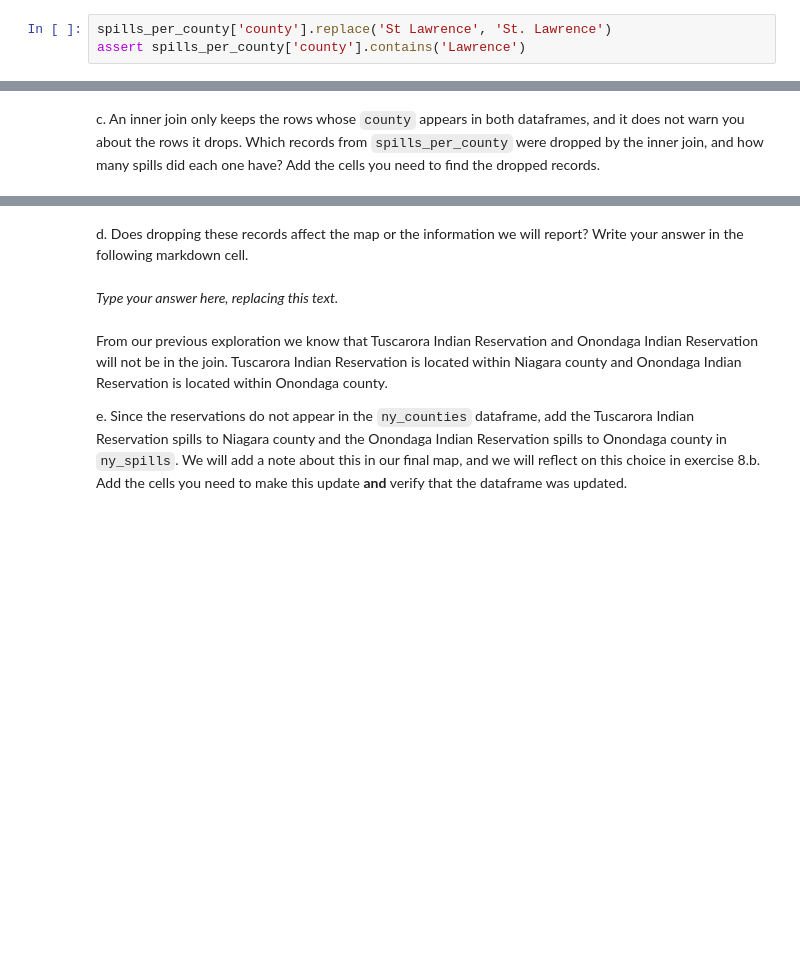
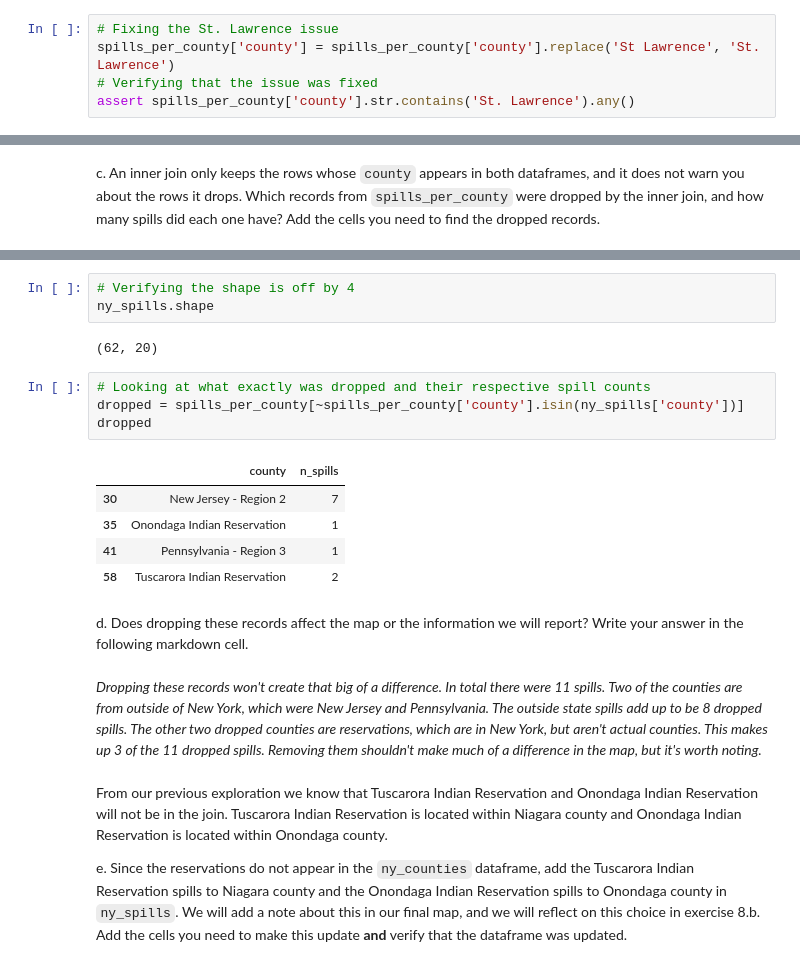
Before and after one commit to kailani-boop/eds220-hwk3, a Jupyter notebook: hwk3-task2-spills.ipynb, the cells around one changed output, grey strips where cells are left out. Saved outputs shown, nothing was run; the diff lists cells and outputs as text; blank space fills up the shorter version.

```diff
--- a/hwk3-task2-spills.ipynb
+++ b/hwk3-task2-spills.ipynb
@@ -582,5 +582,7 @@ spills_per_county[spills_per_county['county'] == 'Onondaga Indian Reservation']
 
 In the next cell, update 'St Lawrence' to 'St. Lawrence' in the `spills_per_county` data frame. Verify the update was successful with an assert test.
 # %%
-spills_per_county['county'].replace('St Lawrence', 'St. Lawrence')
-assert spills_per_county['county'].contains('Lawrence')
+# Fixing the St. Lawrence issue
+spills_per_county['county'] = spills_per_county['county'].replace('St Lawrence', 'St. Lawrence')
+# Verifying that the issue was fixed
+assert spills_per_county['county'].str.contains('St. Lawrence').any()
@@ -614,11 +619,26 @@ c. An inner join only keeps the rows whose `county` appears in both dataframes,
+# %%
+# Verifying the shape is off by 4
+ny_spills.shape
+# %% [output]
+(62, 20)
+# %%
+# Looking at what exactly was dropped and their respective spill counts
+dropped = spills_per_county[~spills_per_county['county'].isin(ny_spills['county'])]
+dropped
+# %% [output]
+|  | county | n_spills |
+| 30 | New Jersey - Region 2 | 7 |
+| 35 | Onondaga Indian Reservation | 1 |
+| 41 | Pennsylvania - Region 3 | 1 |
+| 58 | Tuscarora Indian Reservation | 2 |
 # %% [markdown]
 <!-- END QUESTION -->
 
 <!-- BEGIN QUESTION -->
 
 d. Does dropping these records affect the map or the information we will report? Write your answer in the following markdown cell.
-# %% [markdown]
-_Type your answer here, replacing this text._
+# %% [markdown]
+_Dropping these records won't create that big of a difference. In total there were 11 spills. Two of the counties are from outside of New York, which were New Jersey and Pennsylvania. The outside state spills add up to be 8 dropped spills. The other two dropped counties are reservations, which are in New York, but aren't actual counties. This makes up 3 of the 11 dropped spills. Removing them shouldn't make much of a difference in the map, but it's worth noting._
 # %% [markdown]
 <!-- END QUESTION -->
 
```
Also changed, not shown: parts of 13 cells of this notebook.
